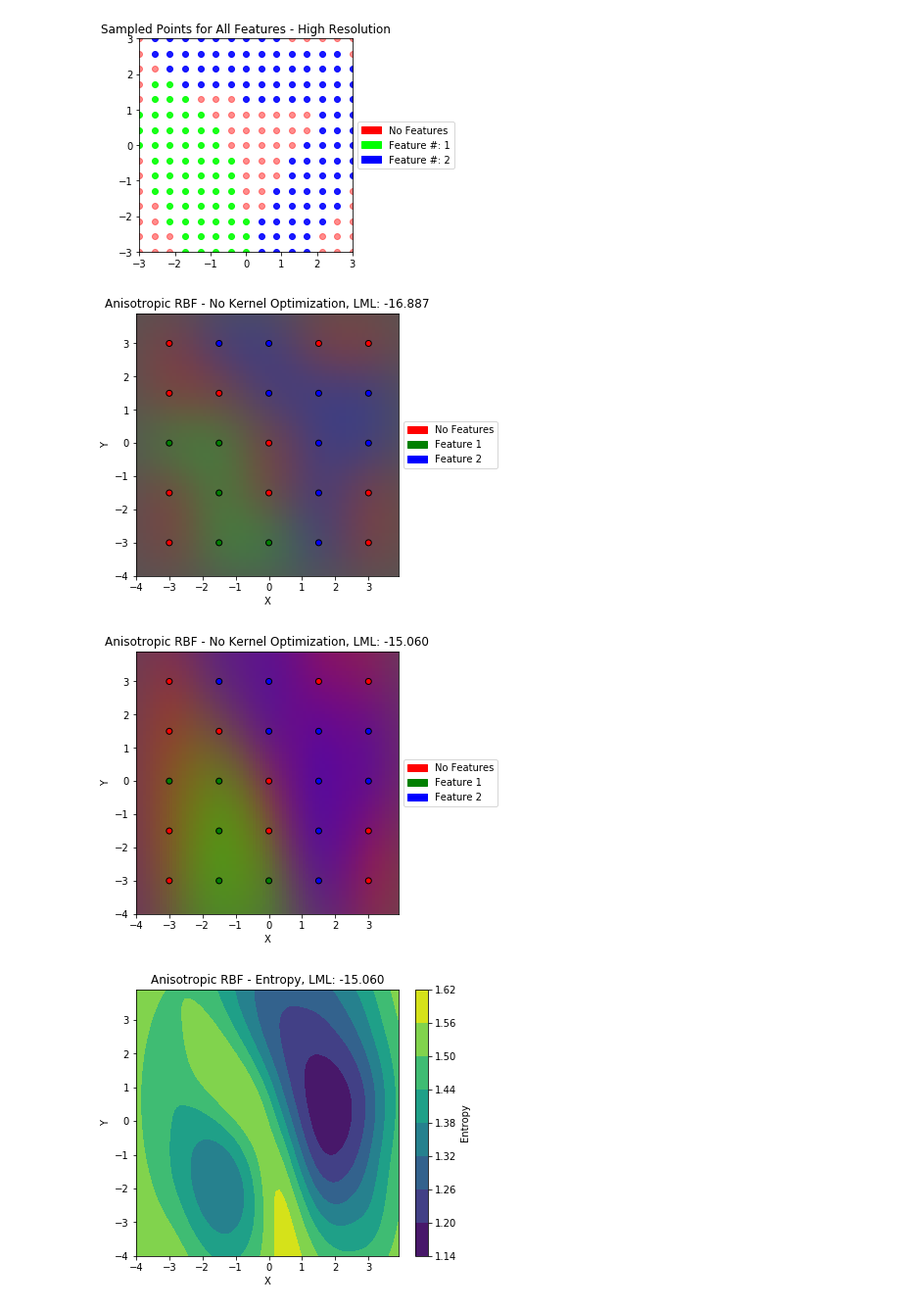
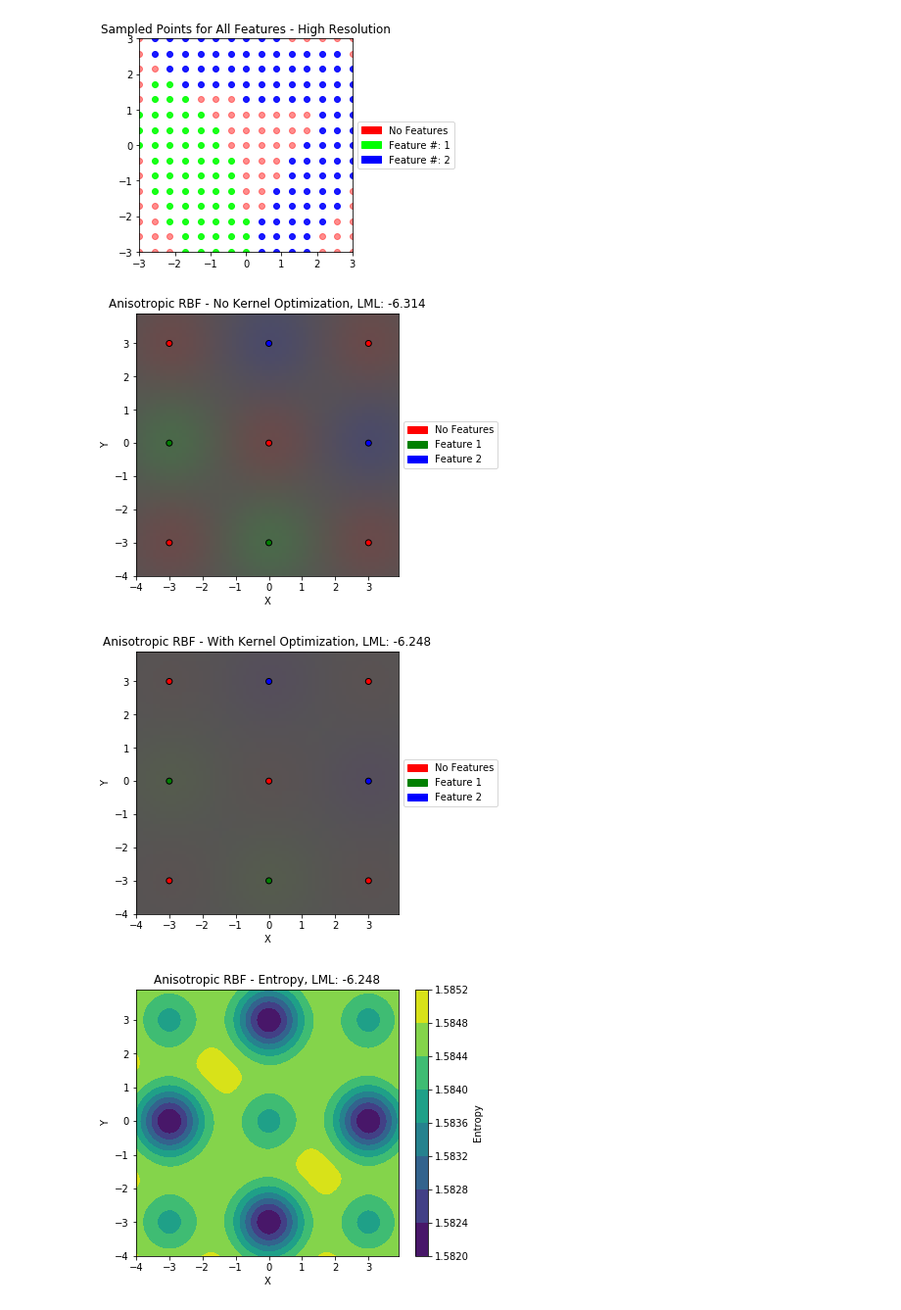
Before and after one commit to tukai21/adaptive-sampling, a Jupyter notebook: mini-pset-clean.ipynb, the cells around one changed output. Shown at 98% size. Saved outputs shown, nothing was run; the diff lists cells and outputs as text; code cells hidden in the pictures.

```diff
--- a/mini-pset-clean.ipynb
+++ b/mini-pset-clean.ipynb
@@ -60,12 +60,11 @@ test_high_resolution()
 # %% [output]
 [figure]
 # %%
-def test_gp(kernel, optimize, plot_dict, title, entropy=False):
-    N = 5
+def test_gp(kernel, optimize, title, N=5, entropy=False):
     X, Y, Z = gen_gridded_space_DET(feature_dict, N=N)
     X_train, y_train = parse_map_for_GP(X, Y, Z)
 
-    model = GaussianProcess(kernel, optimize, plot_dict)
+    model = GaussianProcess(kernel, optimize)
     model.fit(X_train, y_train)
     if entropy:
         model.plot_entropy(title=title)
@@ -73,18 +72,18 @@ def test_gp(kernel, optimize, plot_dict, title, entropy=False):
         model.plot_belief(title=title)
 
 kernel = 1.0 * RBF([1.0, 1.0])
-test_gp(kernel, optimize=False, plot_dict=plot_dict, title="Anisotropic RBF - No Kernel Optimization")
+test_gp(kernel, optimize=False, N=3, title="Anisotropic RBF - No Kernel Optimization")
 # %% [output]
-[figure, old version]
+[figure, new version]
 # %%
 # test kernel optimization
 kernel = 1.0 * RBF([1.0, 1.0])
-test_gp(kernel, optimize=True, plot_dict=plot_dict, title="Anisotropic RBF - With Kernel Optimization")
+test_gp(kernel, optimize=True, N=3, title="Anisotropic RBF - With Kernel Optimization")
 # %% [output]
-[figure, old version]
+[figure, new version]
 # %%
 # test entropy plot
 kernel = 1.0 * RBF([1.0, 1.0])
-test_gp(kernel, optimize=True, plot_dict=plot_dict, title="Anisotropic RBF - Entropy", entropy=True)
+test_gp(kernel, optimize=True, N=3, title="Anisotropic RBF - Entropy", entropy=True)
 # %% [output]
-[figure, old version]
+[figure, new version]
```
Also changed, not shown: parts of 36 cells of this notebook.
